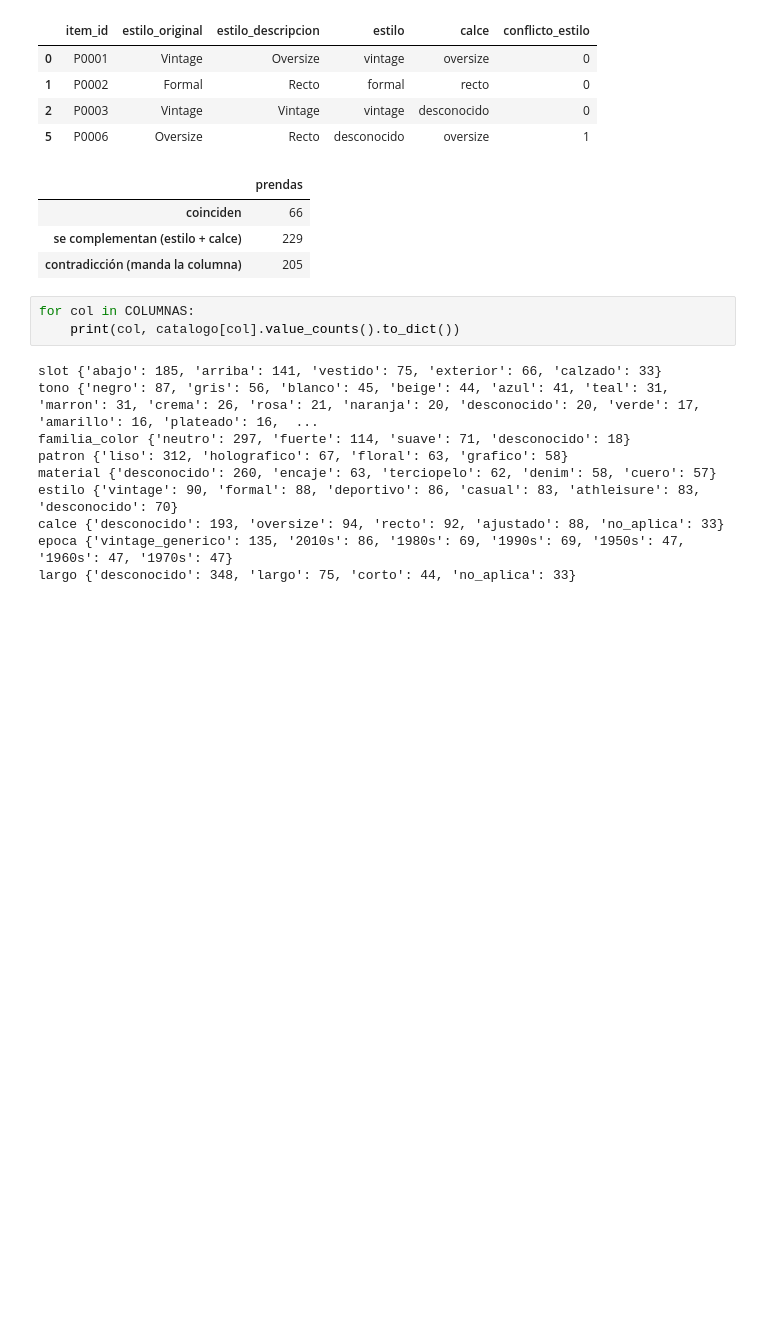
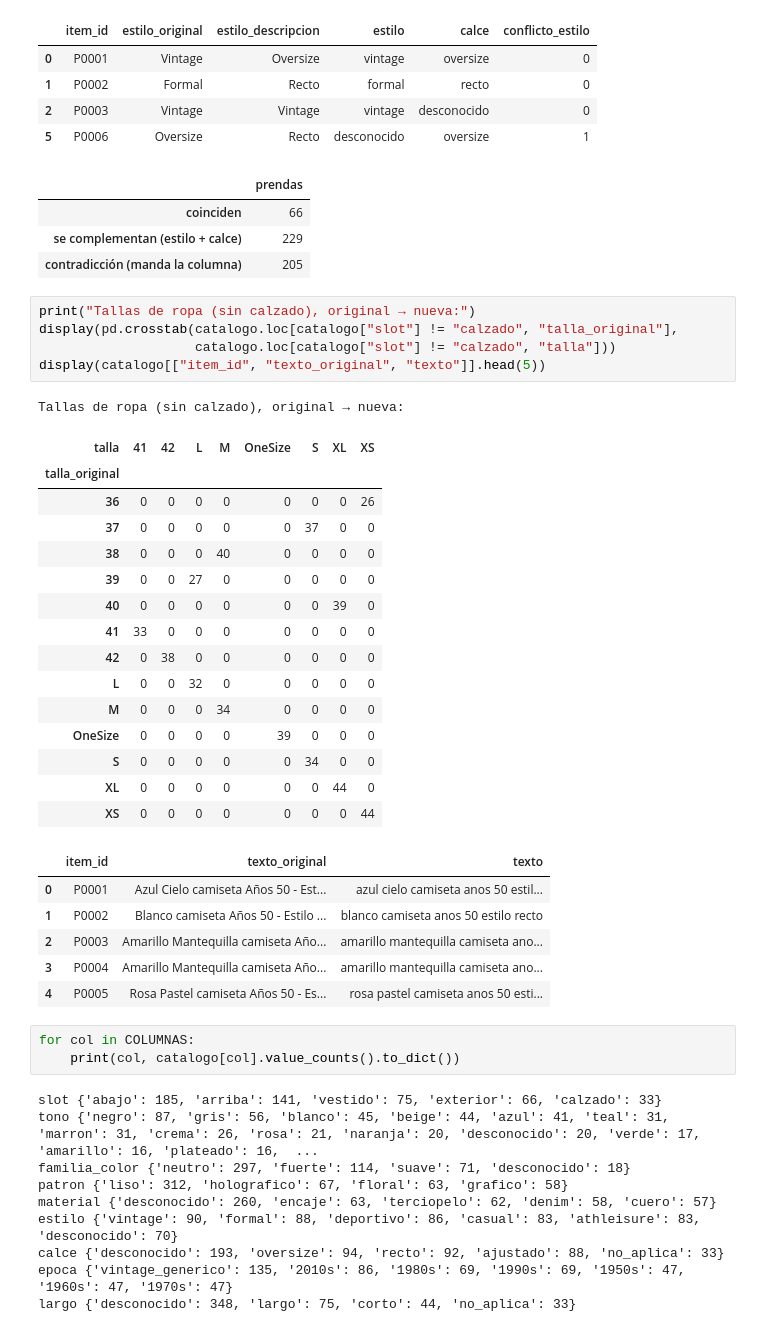
Before and after one commit to sowiexsker894/Predicci-n-de-compatibilidad-de-outfits-desde-el-conectoma-del-Giant-Fiber-System, a Jupyter notebook: notebooks/hito3/01b_catalogo_propio.ipynb, the cells around one changed output. Drawn from its saved outputs; the diff is of its cells as text; blank space fills up the shorter version.

```diff
--- a/notebooks/hito3/01b_catalogo_propio.ipynb
+++ b/notebooks/hito3/01b_catalogo_propio.ipynb
@@ -108,6 +110,34 @@ display(reparto.to_frame())
 | coinciden | 66 |
 | se complementan (estilo + calce) | 229 |
 | contradicción (manda la columna) | 205 |
+# %%
+print("Tallas de ropa (sin calzado), original → nueva:")
+display(pd.crosstab(catalogo.loc[catalogo["slot"] != "calzado", "talla_original"],
+                    catalogo.loc[catalogo["slot"] != "calzado", "talla"]))
+display(catalogo[["item_id", "texto_original", "texto"]].head(5))
+# %% [output]
+Tallas de ropa (sin calzado), original → nueva:
+| talla | 41 | 42 | L | M | OneSize | S | XL | XS |
+| talla_original |  |  |  |  |  |  |  |  |
+| 36 | 0 | 0 | 0 | 0 | 0 | 0 | 0 | 26 |
+| 37 | 0 | 0 | 0 | 0 | 0 | 37 | 0 | 0 |
+| 38 | 0 | 0 | 0 | 40 | 0 | 0 | 0 | 0 |
+| 39 | 0 | 0 | 27 | 0 | 0 | 0 | 0 | 0 |
+| 40 | 0 | 0 | 0 | 0 | 0 | 0 | 39 | 0 |
+| 41 | 33 | 0 | 0 | 0 | 0 | 0 | 0 | 0 |
+| 42 | 0 | 38 | 0 | 0 | 0 | 0 | 0 | 0 |
+| L | 0 | 0 | 32 | 0 | 0 | 0 | 0 | 0 |
+| M | 0 | 0 | 0 | 34 | 0 | 0 | 0 | 0 |
+| OneSize | 0 | 0 | 0 | 0 | 39 | 0 | 0 | 0 |
+| S | 0 | 0 | 0 | 0 | 0 | 34 | 0 | 0 |
+| XL | 0 | 0 | 0 | 0 | 0 | 0 | 44 | 0 |
+| XS | 0 | 0 | 0 | 0 | 0 | 0 | 0 | 44 |
+|  | item_id | texto_original | texto |
+| 0 | P0001 | Azul Cielo camiseta Años 50 - Est... | azul cielo camiseta anos 50 estil... |
+| 1 | P0002 | Blanco camiseta Años 50 - Estilo ... | blanco camiseta anos 50 estilo recto |
+| 2 | P0003 | Amarillo Mantequilla camiseta Año... | amarillo mantequilla camiseta ano... |
+| 3 | P0004 | Amarillo Mantequilla camiseta Año... | amarillo mantequilla camiseta ano... |
+| 4 | P0005 | Rosa Pastel camiseta Años 50 - Es... | rosa pastel camiseta anos 50 esti... |
 # %%
 for col in COLUMNAS:
     print(col, catalogo[col].value_counts().to_dict())
```
Also changed, not shown: parts of 3 cells of this notebook, 8 other files.
